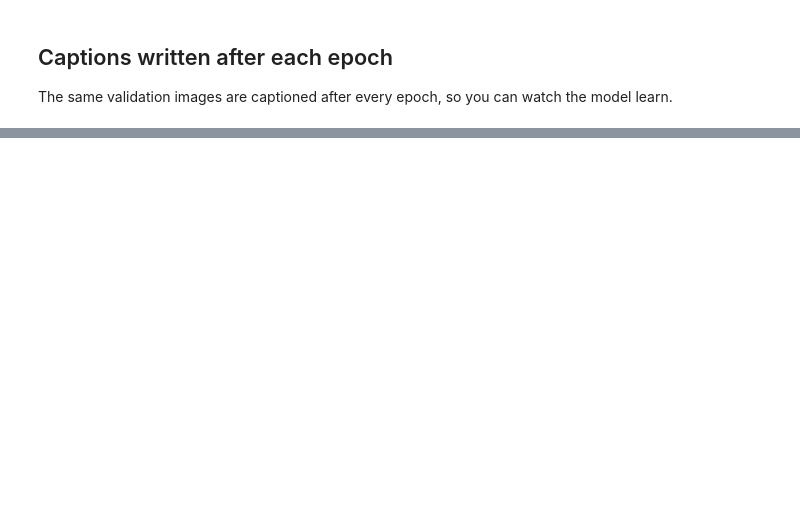
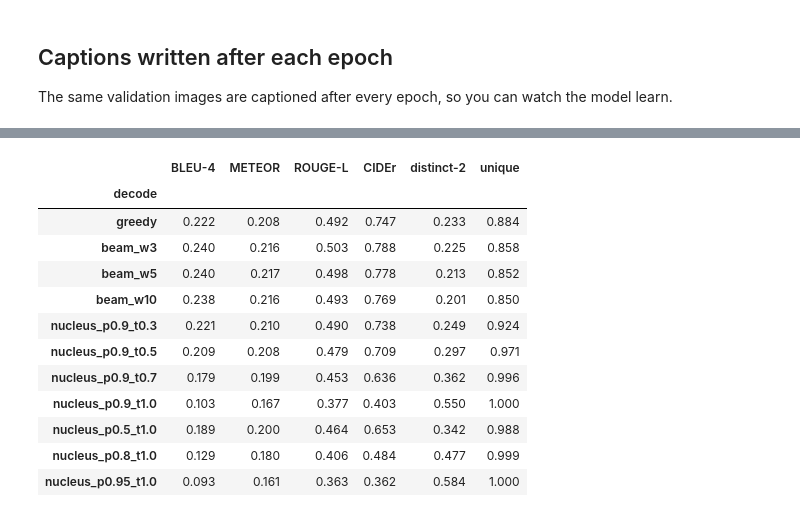
Before and after one commit to Yiting0210/clip-gpt2-captioning, a Jupyter notebook: notebooks/02_baseline_caption.ipynb, the cells around one changed output, grey strips where cells are left out. Cells and saved outputs as stored; diff of their text form; code cells hidden in the pictures; blank space fills up the shorter version.

```diff
--- a/notebooks/02_baseline_caption.ipynb
+++ b/notebooks/02_baseline_caption.ipynb
@@ -94,3 +168,24 @@ Show(str(save_gallery(ids10[:6], out, caps, Path('results/m2_decoding_samples.pn
+# %%
+m = pd.read_csv('results/metrics.csv')
+m = m[(m.name == RUN.name) & (m.split == 'test')]
+cols = ['BLEU-4', 'METEOR', 'ROUGE-L', 'CIDEr', 'distinct-2', 'unique_captions']
+order = ['greedy', 'beam_w3', 'beam_w5', 'beam_w10', 'nucleus_p0.9_t0.3', 'nucleus_p0.9_t0.5', 'nucleus_p0.9_t0.7',
+         'nucleus_p0.9_t1.0', 'nucleus_p0.5_t1.0', 'nucleus_p0.8_t1.0', 'nucleus_p0.95_t1.0']
+m.groupby('decode')[cols].mean().reindex([o for o in order if o in set(m.decode)]).round(3).rename(columns={'unique_captions': 'unique'})
+# %% [output]
+|  | BLEU-4 | METEOR | ROUGE-L | CIDEr | distinct-2 | unique |
+| decode |  |  |  |  |  |  |
+| greedy | 0.222 | 0.208 | 0.492 | 0.747 | 0.233 | 0.884 |
+| beam_w3 | 0.240 | 0.216 | 0.503 | 0.788 | 0.225 | 0.858 |
+| beam_w5 | 0.240 | 0.217 | 0.498 | 0.778 | 0.213 | 0.852 |
+| beam_w10 | 0.238 | 0.216 | 0.493 | 0.769 | 0.201 | 0.850 |
+| nucleus_p0.9_t0.3 | 0.221 | 0.210 | 0.490 | 0.738 | 0.249 | 0.924 |
+| nucleus_p0.9_t0.5 | 0.209 | 0.208 | 0.479 | 0.709 | 0.297 | 0.971 |
+| nucleus_p0.9_t0.7 | 0.179 | 0.199 | 0.453 | 0.636 | 0.362 | 0.996 |
+| nucleus_p0.9_t1.0 | 0.103 | 0.167 | 0.377 | 0.403 | 0.550 | 1.000 |
+| nucleus_p0.5_t1.0 | 0.189 | 0.200 | 0.464 | 0.653 | 0.342 | 0.988 |
+| nucleus_p0.8_t1.0 | 0.129 | 0.180 | 0.406 | 0.484 | 0.477 | 0.999 |
+| nucleus_p0.95_t1.0 | 0.093 | 0.161 | 0.363 | 0.362 | 0.584 | 1.000 |
 # %% [markdown]
 ## Observations
 
```
Also changed, not shown: parts of 9 cells of this notebook, 13 other files.
